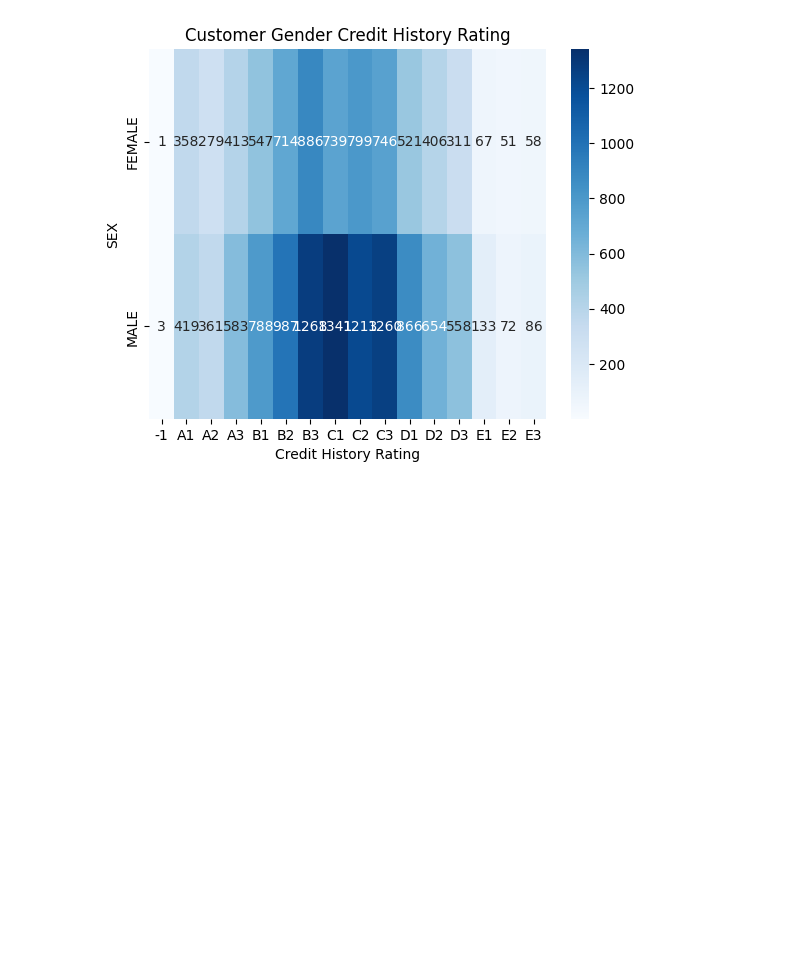
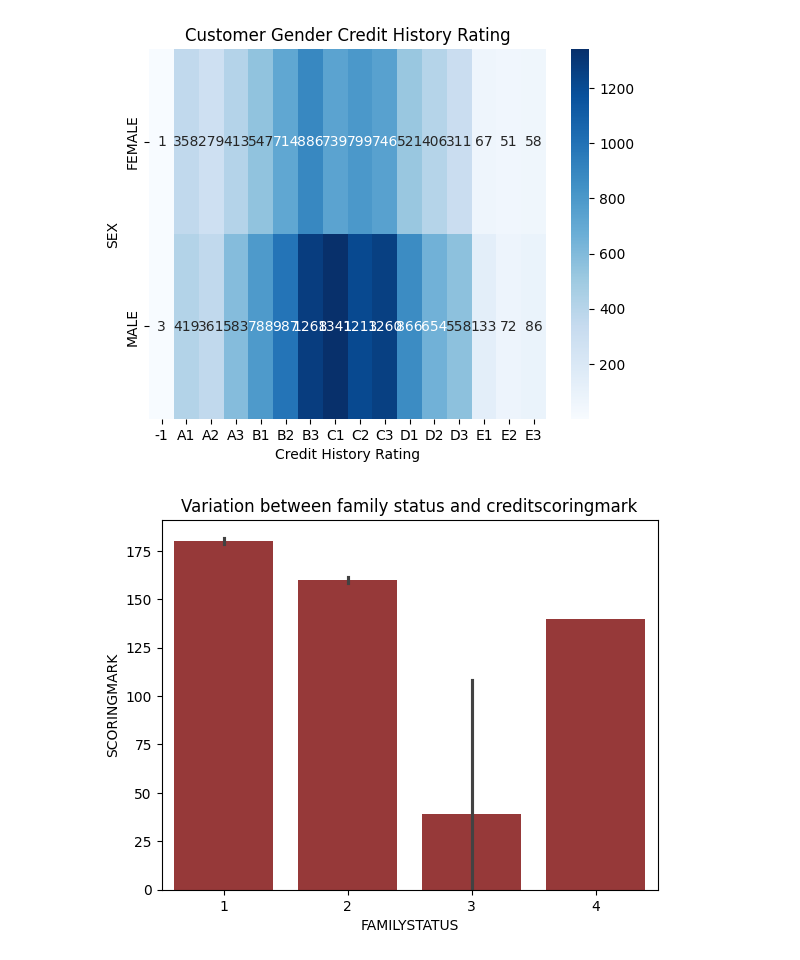
Before and after one commit to UgoChikezie2/ugo-final-project, a Jupyter notebook: notebooks/Ugo_Chikezie_Final-Project.ipynb, the cells around one changed output. Saved outputs shown, nothing was run; the diff lists cells and outputs as text; code cells hidden in the pictures; blank space fills up the shorter version.

```diff
--- a/notebooks/Ugo_Chikezie_Final-Project.ipynb
+++ b/notebooks/Ugo_Chikezie_Final-Project.ipynb
@@ -246,3 +273,9 @@ plt.title('Customer Gender Credit History Rating')
 plt.show()
 # %% [output]
 [figure]
+# %%
+sns.barplot(y='SCORINGMARK', x='FAMILYSTATUS', data=df, color="brown")
+plt.title('Variation between family status and creditscoringmark')
+plt.show()
+# %% [output]
+[figure, added]
```
Also changed, not shown: parts of 16 cells of this notebook, 2 other files.
